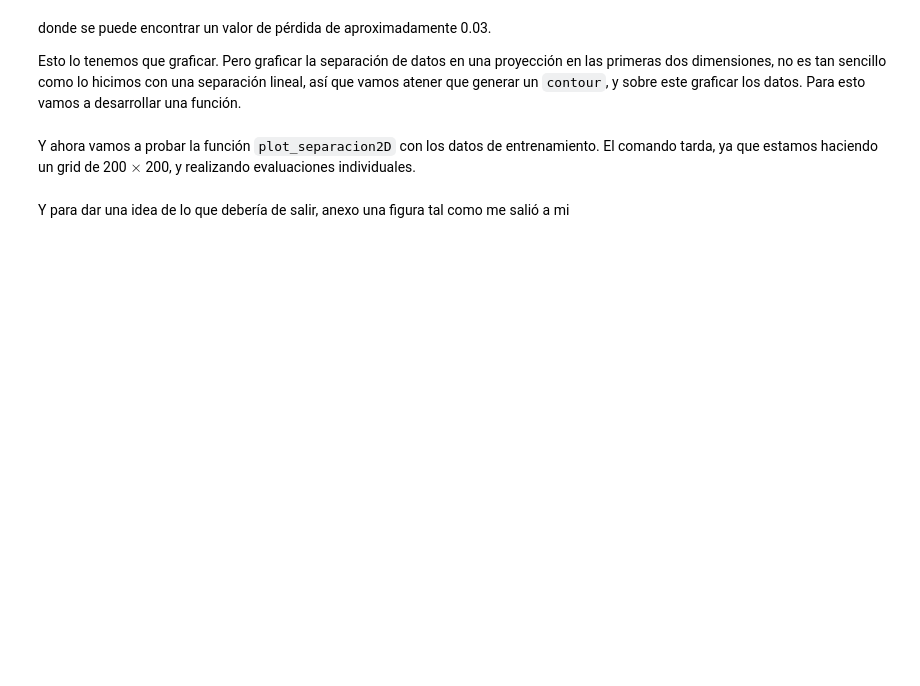
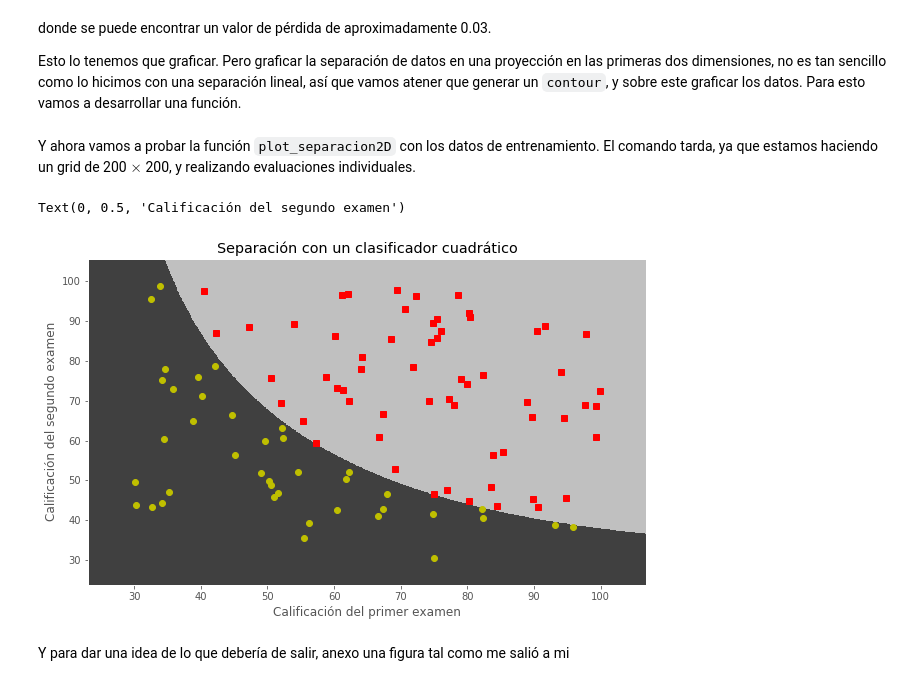
Before and after one commit to Miguelrom/Libretas_RN, a Jupyter notebook: regresion-logistica/neurona_logistica.ipynb, the cells around one changed output. Saved outputs shown, nothing was run; the diff lists cells and outputs as text; code cells hidden in the pictures; blank space fills up the shorter version.

```diff
--- a/regresion-logistica/neurona_logistica.ipynb
+++ b/regresion-logistica/neurona_logistica.ipynb
@@ -314,6 +323,10 @@ def predictor(x, w, b):
     #-------------------------------------------------------------------------------------
     # Agrega aqui tu código sin utilizar la función logística
 
-    y_hat = w @ x.T + b
+    Z = w @ x.T + b
+
+    y_hat = np.array([ 1 if i > 0 else 0 for i in Z ])
+
+    return y_hat
 
     #--------------------------------------------------------------------------------------
@@ -481,10 +510,14 @@ def plot_separacion2D(x, y, grado, mu, de, w, b):
 # %% [markdown]
 Y ahora vamos a probar la función `plot_separacion2D` con los datos de entrenamiento. El comando tarda, ya que estamos haciendo un grid de 200 $\times$ 200, y realizando evaluaciones individuales.
 # %%
+plt.figure(figsize=(10,6))
 plot_separacion2D(x, y, 2, mu, de, w_norm, b_norm)
 plt.title(u"Separación con un clasificador cuadrático")
 plt.xlabel(u"Calificación del primer examen")
 plt.ylabel(u"Calificación del segundo examen")
+# %% [output]
+Text(0, 0.5, 'Calificación del segundo examen')
+[figure, added]
 # %% [markdown]
 Y para dar una idea de lo que debería de salir, anexo una figura tal como me salió a mi
 # %%
```
Also changed, not shown: parts of 12 cells of this notebook.
